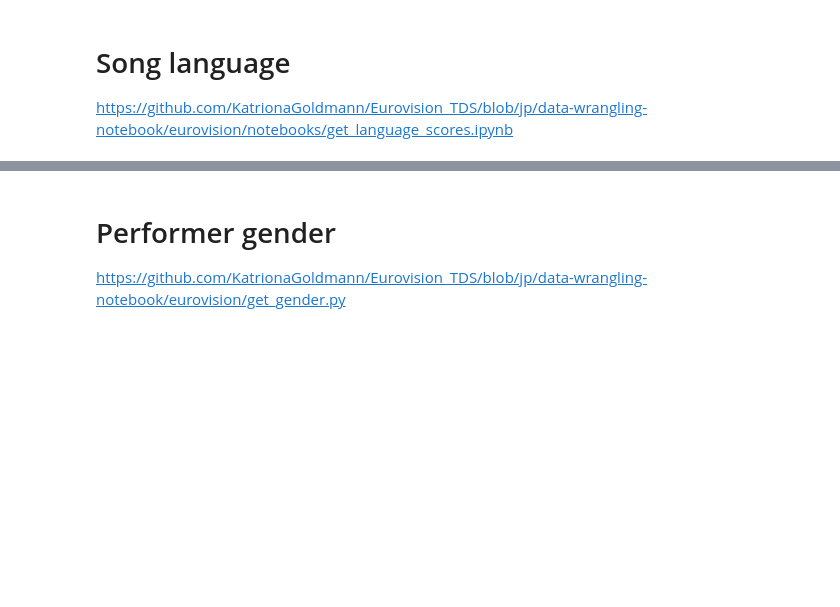
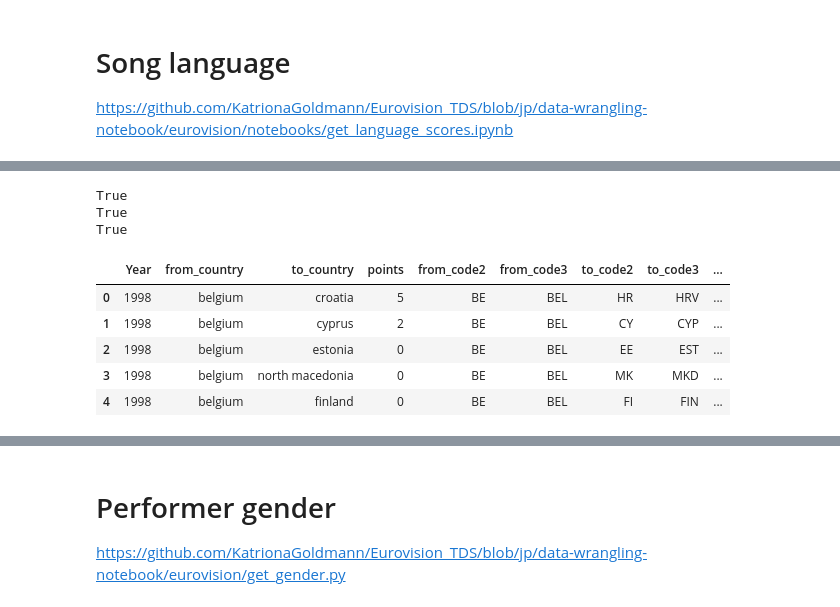
Before and after one commit to KatrionaGoldmann/Eurovision_TDS, a Jupyter notebook: data.ipynb, the cells around one changed output, grey strips where cells are left out. Cells and saved outputs as stored; diff of their text form; code cells hidden in the pictures; blank space fills up the shorter version.

Commit message:
Add language sung data

```diff
--- a/data.ipynb
+++ b/data.ipynb
@@ -338,0 +366,2 @@ https://github.com/KatrionaGoldmann/Eurovision_TDS/blob/jp/data-wrangling-notebo
+# %%
+songs = pd.read_json('./data/eurovision-lyrics-2022.json')
@@ -338,0 +509,20 @@ https://github.com/KatrionaGoldmann/Eurovision_TDS/blob/jp/data-wrangling-notebo
+# %%
+# print langauge['Country'] that are not in df_table['Country/Region']
+if len(set(language['Country_code2']) - set(df_table['Country_code2'])) > 0:
+    countries = set(language['Country_code2']) - set(df_table['Country_code2'])
+    raise KeyError("Country name " + countries + " not found in pycountry. This really shouldn't happen.")
+
+# merge df_table and language on Country and Country/Region
+language = pd.merge(language, df_table[['Country_code2', 'Official_languages']], left_on='Country_code2', right_on='Country_code2', how='left')
+# %%
+# Tidy the languages column
+language['Official_languages'] = language['Official_languages'].fillna(' ')
+
+language['Contains_Multiple_Languages'] = language['Language_sung_tidied'].apply(lambda x: 1 if len(x.split()) > 1 else 0)
+language['Number_of_Languages'] = language['Language_sung_tidied'].apply(lambda x:len(x.split()))
+language['Contains_Own_Language'] = [1 if set(i['Language_sung_tidied'].split()).intersection(i['Official_languages'].split()) else 0 for idx,i in language.iterrows()]
+
+language.loc[language['Language_sung_tidied'].str.contains('6 other'), 'Number_of_Languages'] = language.loc[language['Language_sung_tidied'].str.contains('6 other'), 'Number_of_Languages'] + 4
+language.loc[language['Language_sung_tidied'].str.contains('10 other'), 'Number_of_Languages'] = language.loc[language['Language_sung_tidied'].str.contains('10 other'), 'Number_of_Languages'] + 8
+language['Language_sung_tidied'] = language['Language_sung_tidied'].apply(lambda x: x.replace('6 other',''))
+language['Language_sung_tidied'] = language['Language_sung_tidied'].apply(lambda x: x.replace('10 other',''))
@@ -338,0 +538,30 @@ https://github.com/KatrionaGoldmann/Eurovision_TDS/blob/jp/data-wrangling-notebo
+# %%
+# combine votes and language
+df_main = pd.merge(votes, language, left_on=['to_code2', 'year'], right_on=['Country_code2', 'Year'], how='left')
+
+# check if Country and to_country are identical
+
+print(all(df_main['Country'] == df_main['to_country']))
+print(all(df_main['Country_code2'] == df_main['to_code2']))
+print(all(df_main['Year'] == df_main['year']))
+
+
+df_main = df_main[[
+    'Year',
+    'from_country',	'to_country', 'points',	'from_code2', 'from_code3', 'to_code2', 'to_code3',
+    'Official_languages', 'Language_sung', 'Language_sung_tidied',
+    'Contains_English',  'Contains_NonEnglish', 'Contains_Multiple_Languages',
+    'Number_of_Languages', 'Contains_Own_Language']]
+
+
+df_main.head()
+# %% [output]
+True
+True
+True
+|  | Year | from_country | to_country | points | from_code2 | from_code3 | to_code2 | to_code3 | ... |
+| 0 | 1998 | belgium | croatia | 5 | BE | BEL | HR | HRV | ... |
+| 1 | 1998 | belgium | cyprus | 2 | BE | BEL | CY | CYP | ... |
+| 2 | 1998 | belgium | estonia | 0 | BE | BEL | EE | EST | ... |
+| 3 | 1998 | belgium | north macedonia | 0 | BE | BEL | MK | MKD | ... |
+| 4 | 1998 | belgium | finland | 0 | BE | BEL | FI | FIN | ... |
```
Also changed, not shown: parts of 13 cells of this notebook, 1 other file.
